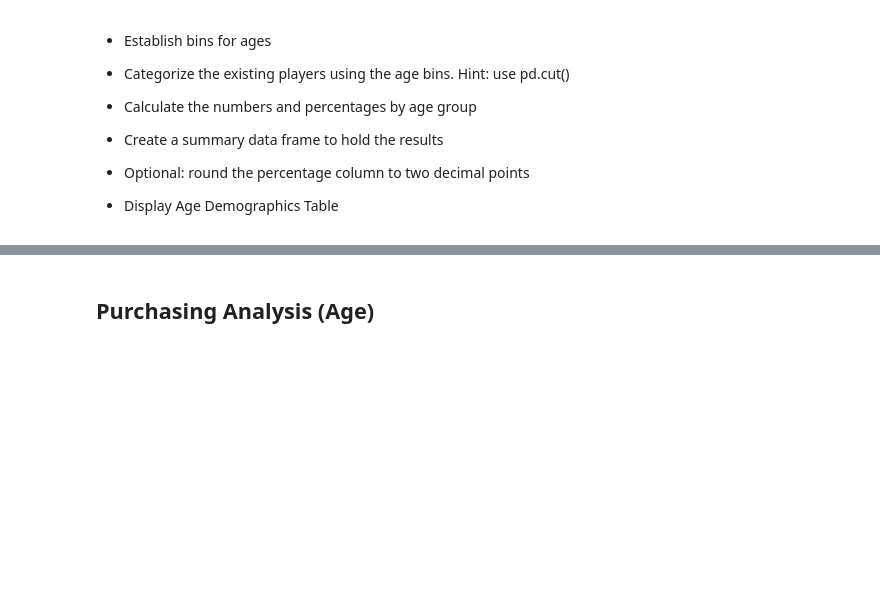
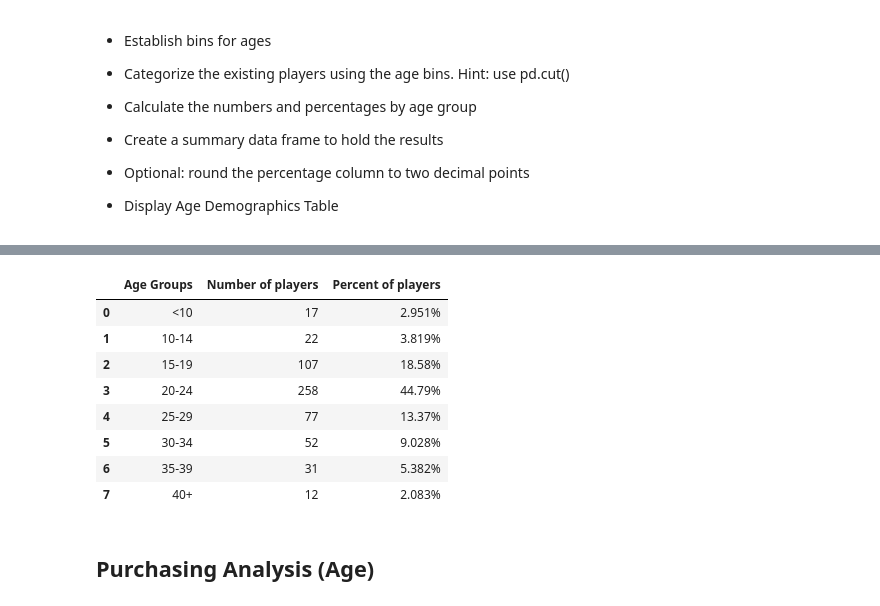
Before and after one commit to da-jam/pandas_challenge, a Jupyter notebook: HeroesOfPymoli/HeroesOfPymoli_starter.ipynb, the cells around one changed output, grey strips where cells are left out. Cells and saved outputs as stored; diff of their text form; code cells hidden in the pictures; blank space fills up the shorter version.

```diff
--- a/HeroesOfPymoli/HeroesOfPymoli_starter.ipynb
+++ b/HeroesOfPymoli/HeroesOfPymoli_starter.ipynb
@@ -214,3 +203,49 @@ summary_gender_purchase
+# %%
+#age_bins
+age_bins = [0,9.9,14.9,19.9,24.9,29.9,34.9,39.9,50]
+groups = [ "<10","10-14","15-19","20-24","25-29","30-34","35-39","40+" ]
+
+purchase_data["Age Groups"] = pd.cut(purchase_data["Age"],age_bins, labels=groups, include_lowest=True)
+#purchase_data
+purchase_sort = purchase_data.sort_values("SN")
+purchase_uniq = purchase_sort.drop_duplicates(subset=['SN'],
+                                              keep='first', inplace=False, ignore_index=False)
+#purchase_uniq
+purchase_uniq_sort = purchase_uniq.sort_values("Age Groups")
+#age_groups = purchase_uniq["Age Groups"].unique()
+#age_groups
+#purchase_uniq_sort
+
+players_age = purchase_uniq_sort["Age Groups"].value_counts()
+players_age_sort = players_age.sort_index()
+players_age_sort_list = list(players_age_sort)
+#players_age_sort_list
+players_age_perc = (purchase_uniq_sort["Age Groups"].value_counts(normalize=True))*100
+players_age_perc_sort = players_age_perc.sort_index()
+players_age_perc_sort_list = list(players_age_perc_sort)
+#players_age_perc_sort_list
+
+#format for percent
+def format6 (players_age_perc_sort_list):
+    return "{:.4}%".format(players_age_perc_sort_list)
+
+summary_age = pd.DataFrame({"Age Groups":groups,
+                            "Number of players":players_age_sort_list,
+                            "Percent of players":players_age_perc_sort_list
+                            })
+
+summary_age["Percent of players"]=summary_age["Percent of players"].apply(format6)
+summary_age
+# %% [output]
+|  | Age Groups | Number of players | Percent of players |
+| 0 | <10 | 17 | 2.951% |
+| 1 | 10-14 | 22 | 3.819% |
+| 2 | 15-19 | 107 | 18.58% |
+| 3 | 20-24 | 258 | 44.79% |
+| 4 | 25-29 | 77 | 13.37% |
+| 5 | 30-34 | 52 | 9.028% |
+| 6 | 35-39 | 31 | 5.382% |
+| 7 | 40+ | 12 | 2.083% |
 # %% [markdown]
 ## Purchasing Analysis (Age)
 # %% [markdown]
```
Also changed, not shown: parts of 1 cell of this notebook.
